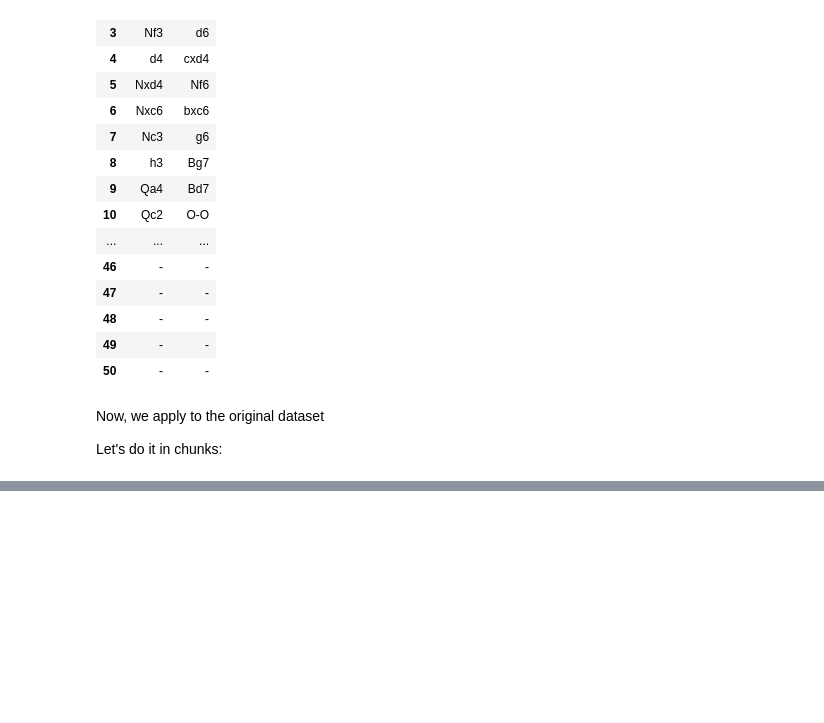
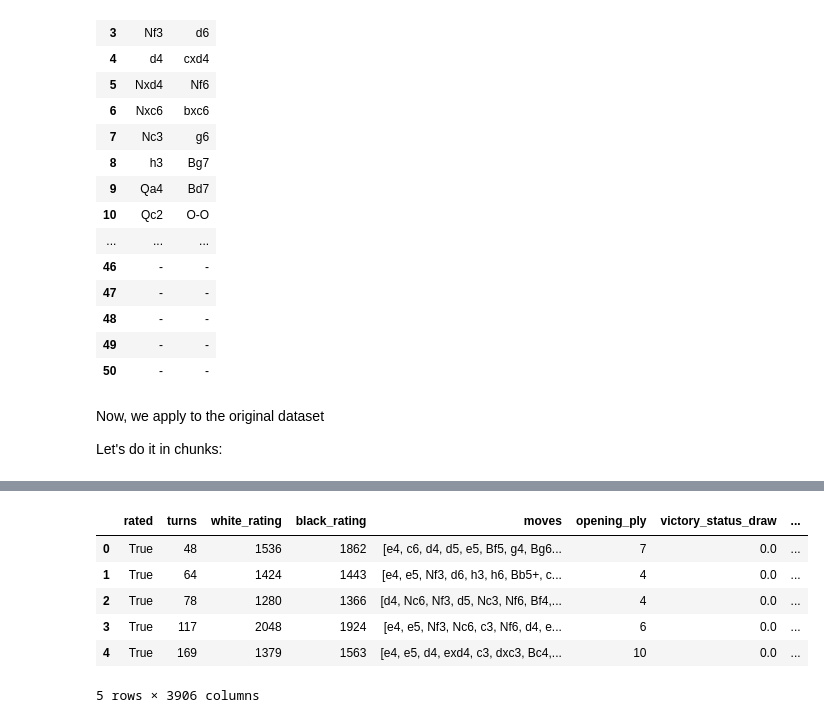
Before and after one commit to mpereiramoretti/lichess-games-prediction, a Jupyter notebook: 0. EDA/0.1 Selecting the variables.ipynb, the cells around one changed output, grey strips where cells are left out. Cells and saved outputs as stored; diff of their text form; code cells hidden in the pictures; blank space fills up the shorter version.

```diff
--- a/0. EDA/0.1 Selecting the variables.ipynb
+++ b/0. EDA/0.1 Selecting the variables.ipynb
@@ -158,7 +158,27 @@ class FeatureEngineering:
         """
         period: frequency of evaluation of the features, in moves (white + black).
         end: last evaluation of the features, in moves (white + black). If None, the longest match size will be taken or 100, minimum.
+
+        Creates the following features based on the games (field "moves"), for each color, for each move_count:
+        - #P_moves
+        - #center_P_moves
+        - #R_moves
+        - #N_moves
+        - #B_moves
+        - #Q_moves
+        - #K_moves (castle included)
+        - queenside_castled
+        - kingside_castled
+        - castled
+        - #takes
+        - #checks
+        - #queen_sided_moves (moves between 'a' and 'd' files (included))
+        - #king_sided_moves (moves between 'e' and 'h' files (included))
+        - #centered_moves (moves between 'c' and 'f' files (included))
+
+        Fills with zeros when the match is finished.
         """
+
         # Board notation
         self.colors = ["white", "black"]
         self.pieces = ["R", "N", "B", "Q", "K"]
@@ -485 +526,11 @@ KeyboardInterrupt:
+# %%
+X_train_proc.head()
+# %% [output]
+|  | rated | turns | white_rating | black_rating | moves | opening_ply | victory_status_draw | ... |
+| 0 | True | 48 | 1536 | 1862 | [e4, c6, d4, d5, e5, Bf5, g4, Bg6... | 7 | 0.0 | ... |
+| 1 | True | 64 | 1424 | 1443 | [e4, e5, Nf3, d6, h3, h6, Bb5+, c... | 4 | 0.0 | ... |
+| 2 | True | 78 | 1280 | 1366 | [d4, Nc6, Nf3, d5, Nc3, Nf6, Bf4,... | 4 | 0.0 | ... |
+| 3 | True | 117 | 2048 | 1924 | [e4, e5, Nf3, Nc6, c3, Nf6, d4, e... | 6 | 0.0 | ... |
+| 4 | True | 169 | 1379 | 1563 | [e4, e5, d4, exd4, c3, dxc3, Bc4,... | 10 | 0.0 | ... |
+5 rows × 3906 columns
 # %%
```
Also changed, not shown: parts of 7 cells of this notebook.
